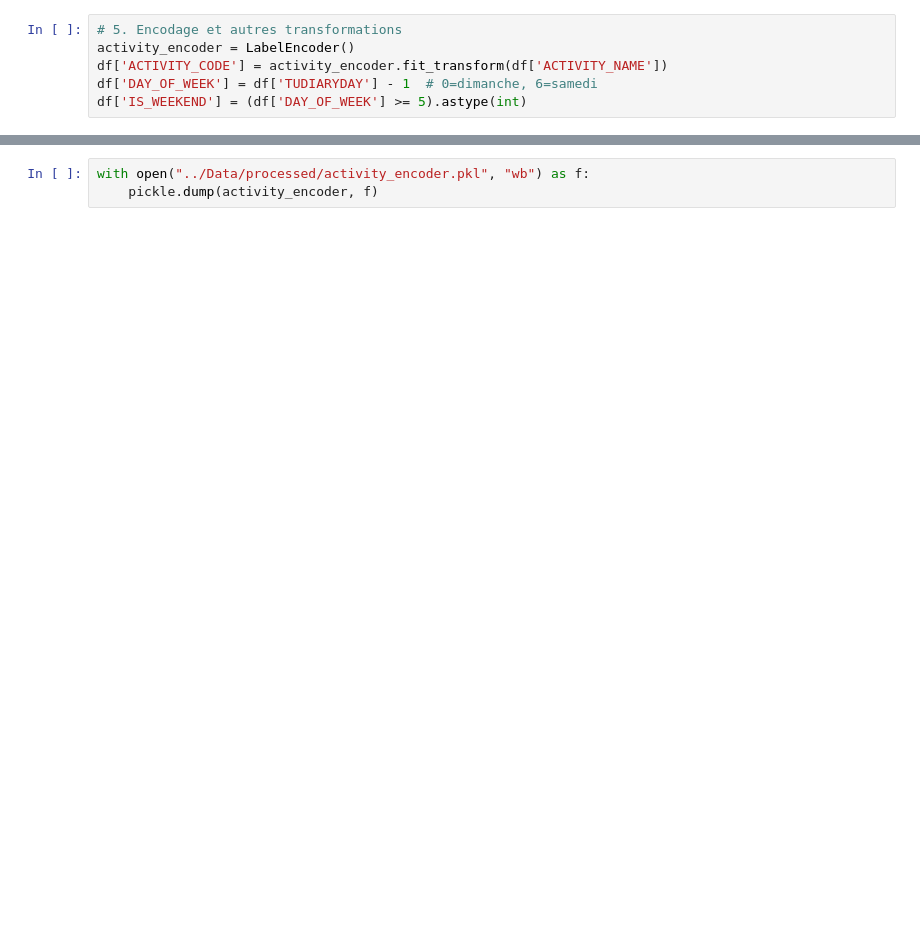
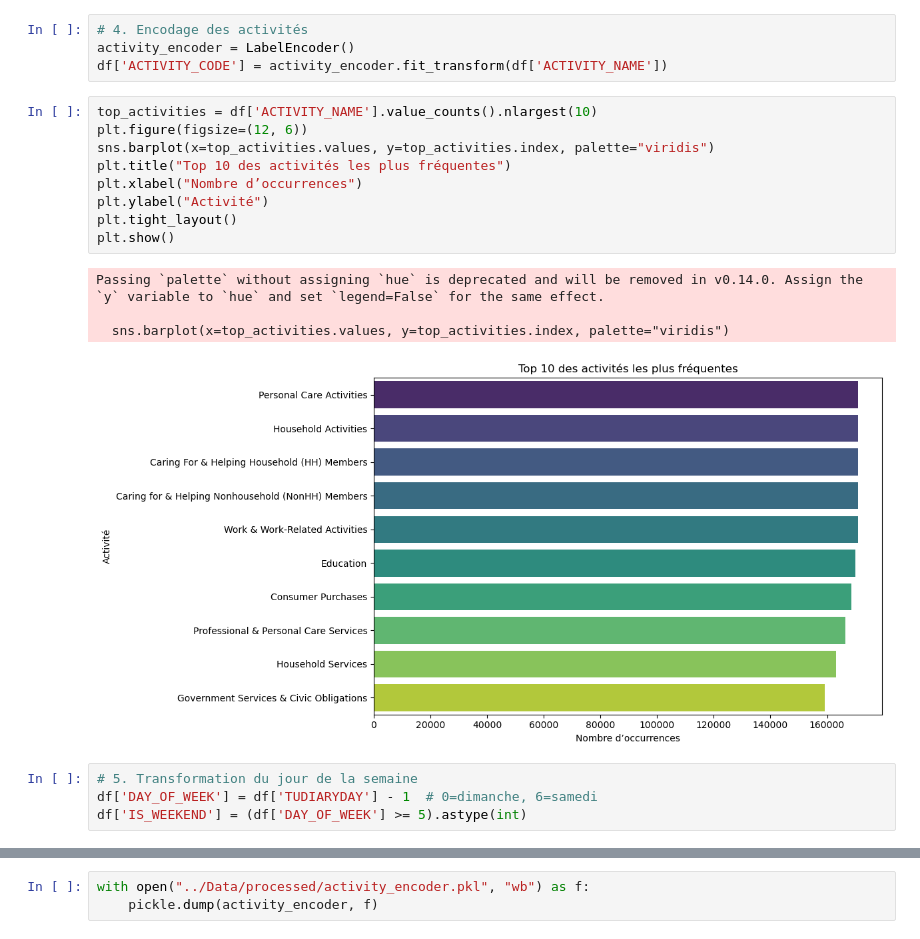
Before and after one commit to ennajari/Optimisation-de-plannings-avec-DQN, a Jupyter notebook: notebooks/2_data_preprocessing.ipynb, the cells around one changed output, grey strips where cells are left out. Cells and saved outputs as stored; diff of their text form; blank space fills up the shorter version.

```diff
--- a/notebooks/2_data_preprocessing.ipynb
+++ b/notebooks/2_data_preprocessing.ipynb
@@ -44,6 +101,22 @@ Exemples de conversion:
+# %%
+# 4. Encodage des activités
+activity_encoder = LabelEncoder()
+df['ACTIVITY_CODE'] = activity_encoder.fit_transform(df['ACTIVITY_NAME'])
+# %%
+top_activities = df['ACTIVITY_NAME'].value_counts().nlargest(10)
+plt.figure(figsize=(12, 6))
+sns.barplot(x=top_activities.values, y=top_activities.index, palette="viridis")
+plt.title("Top 10 des activités les plus fréquentes")
+plt.xlabel("Nombre d’occurrences")
+plt.ylabel("Activité")
+plt.tight_layout()
+plt.show()
+# %% [output]
+Passing `palette` without assigning `hue` is deprecated and will be removed in v0.14.0. Assign the `y` variable to `hue` and set `legend=False` for the same effect.
+
+  sns.barplot(x=top_activities.values, y=top_activities.index, palette="viridis")
+[figure, added]
 # %%
-# 5. Encodage et autres transformations
-activity_encoder = LabelEncoder()
-df['ACTIVITY_CODE'] = activity_encoder.fit_transform(df['ACTIVITY_NAME'])
+# 5. Transformation du jour de la semaine
 df['DAY_OF_WEEK'] = df['TUDIARYDAY'] - 1  # 0=dimanche, 6=samedi
 df['IS_WEEKEND'] = (df['DAY_OF_WEEK'] >= 5).astype(int)
```
Also changed, not shown: parts of 15 cells of this notebook, 5 other files.
